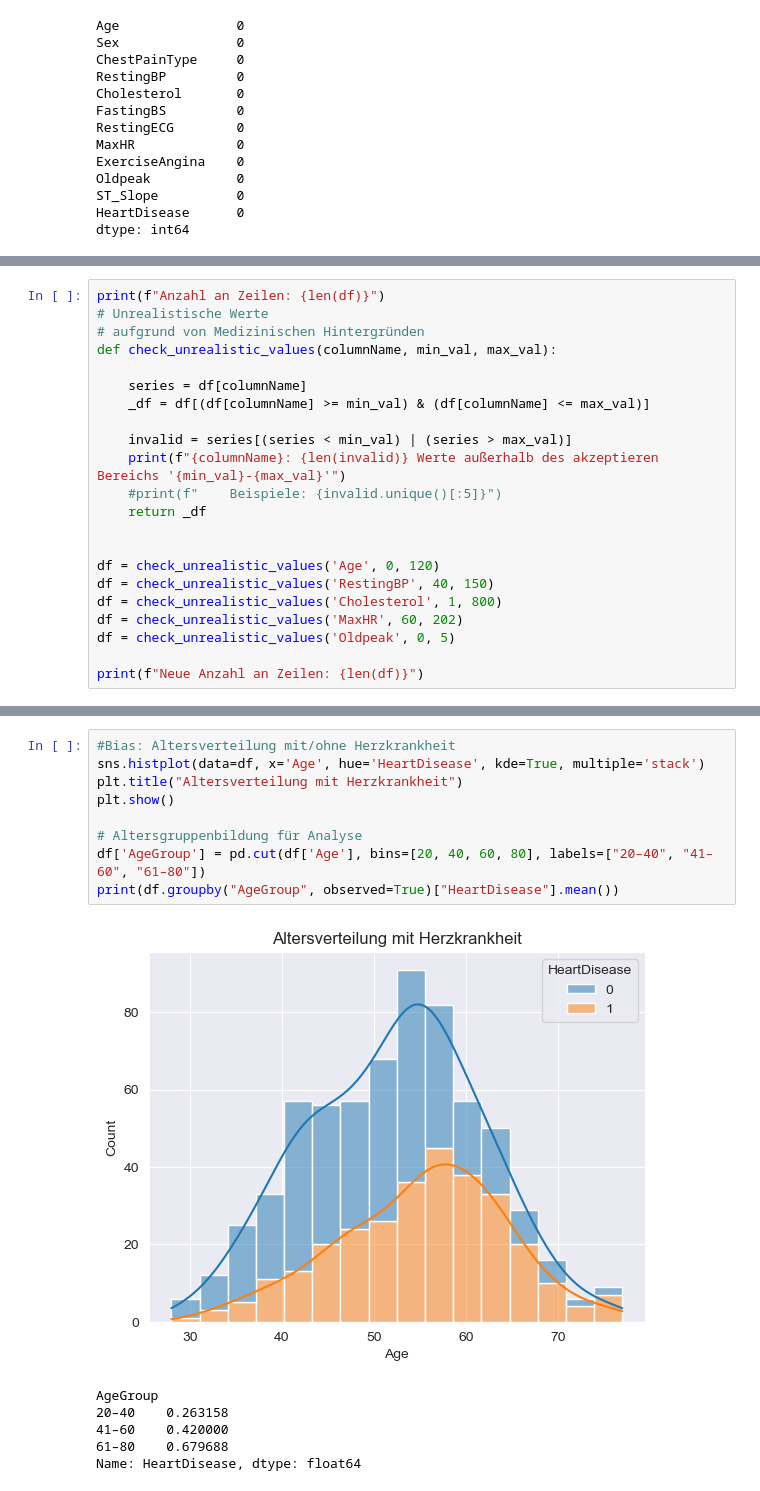
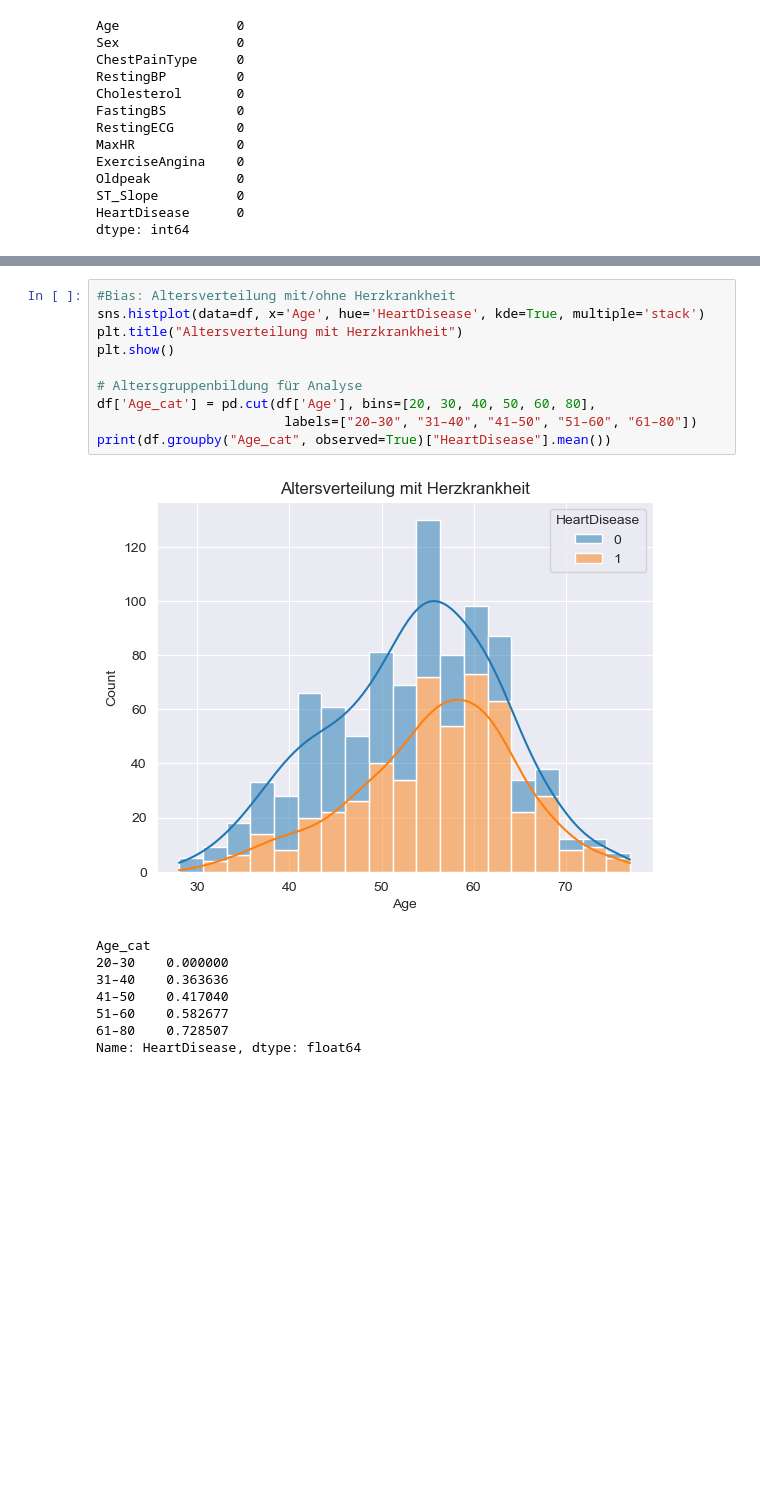
Before and after one commit to ManaTrooo/Asai-Projekt, a Jupyter notebook: DataSet_2.ipynb, the cells around one changed output, grey strips where cells are left out. Drawn from its saved outputs; the diff is of its cells as text; blank space fills up the shorter version.

Commit message:
datensatz 2 weitere vorverarbeitung
- Unrealistische werte checken geändert
und noch mehr

```diff
--- a/DataSet_2.ipynb
+++ b/DataSet_2.ipynb
@@ -201,25 +183,3 @@ Alle Werte in Spalte 'FastingBS' sind numerisch.
 Alle Werte in Spalte 'MaxHR' sind numerisch.
 Alle Werte in Spalte 'Oldpeak' sind numerisch.
 Alle Werte in Spalte 'HeartDisease' sind numerisch.
-# %%
-print(f"Anzahl an Zeilen: {len(df)}")
-# Unrealistische Werte
-# aufgrund von Medizinischen Hintergründen
-def check_unrealistic_values(columnName, min_val, max_val):
-
-    series = df[columnName]
-    _df = df[(df[columnName] >= min_val) & (df[columnName] <= max_val)]
-
-    invalid = series[(series < min_val) | (series > max_val)]
-    print(f"{columnName}: {len(invalid)} Werte außerhalb des akzeptieren Bereichs '{min_val}-{max_val}'")
-    #print(f"    Beispiele: {invalid.unique()[:5]}")
-    return _df
-
-
-df = check_unrealistic_values('Age', 0, 120)
-df = check_unrealistic_values('RestingBP', 40, 150)
-df = check_unrealistic_values('Cholesterol', 1, 800)
-df = check_unrealistic_values('MaxHR', 60, 202)
-df = check_unrealistic_values('Oldpeak', 0, 5)
-
-print(f"Neue Anzahl an Zeilen: {len(df)}")
@@ -297,18 +306,21 @@ Name: HeartDisease, dtype: float64
 # %%
 #Bias: Altersverteilung mit/ohne Herzkrankheit
 sns.histplot(data=df, x='Age', hue='HeartDisease', kde=True, multiple='stack')
 plt.title("Altersverteilung mit Herzkrankheit")
 plt.show()
 
 # Altersgruppenbildung für Analyse
-df['AgeGroup'] = pd.cut(df['Age'], bins=[20, 40, 60, 80], labels=["20–40", "41–60", "61–80"])
-print(df.groupby("AgeGroup", observed=True)["HeartDisease"].mean())
+df['Age_cat'] = pd.cut(df['Age'], bins=[20, 30, 40, 50, 60, 80],
+                        labels=["20–30", "31–40", "41–50", "51–60", "61–80"])
+print(df.groupby("Age_cat", observed=True)["HeartDisease"].mean())
 # %% [output]
-[figure, old version]
+[figure, new version]
-AgeGroup
-20–40    0.263158
-41–60    0.420000
-61–80    0.679688
+Age_cat
+20–30    0.000000
+31–40    0.363636
+41–50    0.417040
+51–60    0.582677
+61–80    0.728507
 Name: HeartDisease, dtype: float64
 # %%
 # Anteil Herzkrankheiten bei Fasting Blood Sugar hoch/niedrig
```
Also changed, not shown: parts of 16 cells of this notebook, 1 other file.
